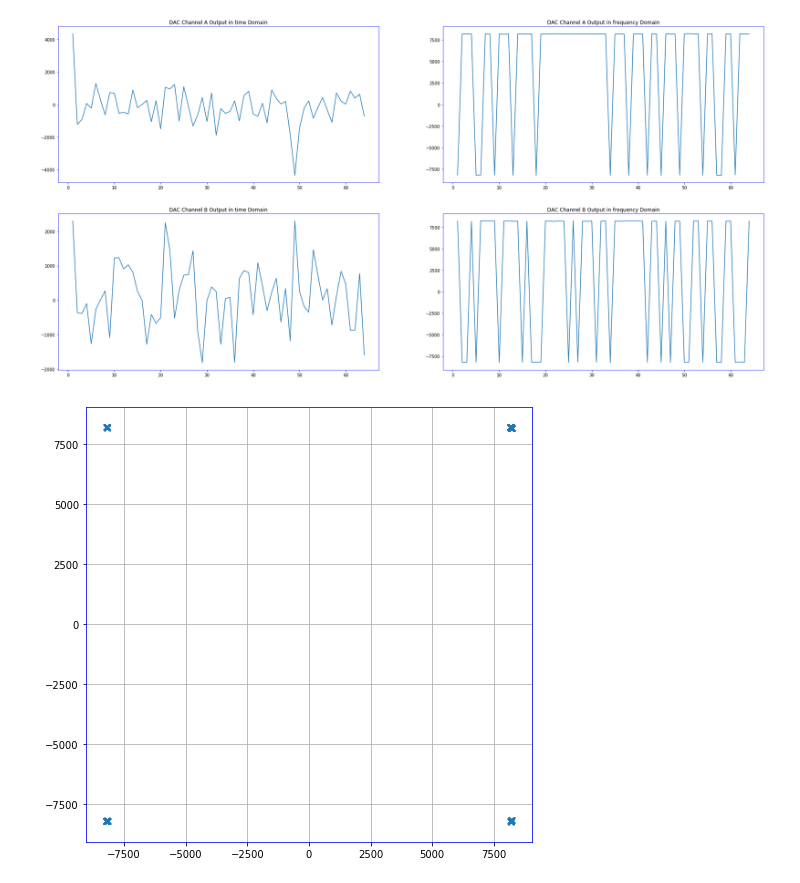
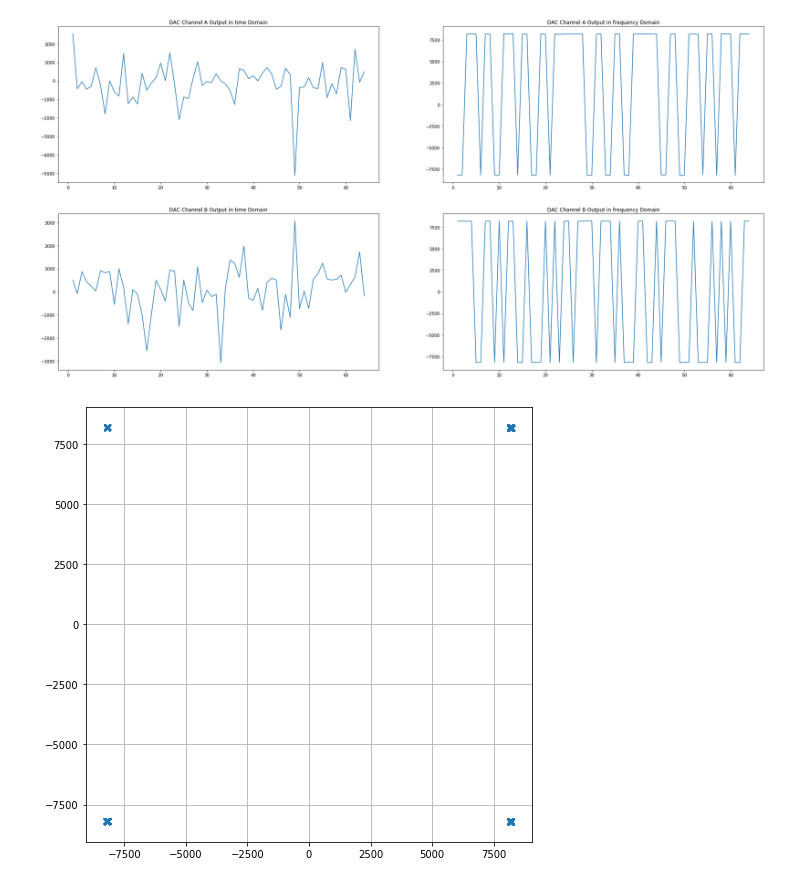
Before and after one commit to CNLHC/DigiC-Transiver, a Jupyter notebook: pyscripts/plotReceiverADInput.ipynb, the cells around one changed output. Saved outputs shown, nothing was run; the diff lists cells and outputs as text; code cells hidden in the pictures.

```diff
--- a/pyscripts/plotReceiverADInput.ipynb
+++ b/pyscripts/plotReceiverADInput.ipynb
@@ -16,8 +17,8 @@ with open('./TransiverDAOutput.csv','r') as fp:
     lengthVector=np.linspace(1,64,64)
     plt.figure(figsize=(30,15))
     plt.subplot(221)
-    real = np.array(csvBuffer[0],dtype=int)[::10]-8192
-    imag = np.array(csvBuffer[1],dtype=int)[::10]-8192
+    real = np.array(csvBuffer[0],dtype=int)[::20]-8192
+    imag = np.array(csvBuffer[1],dtype=int)[::20]-8192
     outSignal = real + imag*1j
     frequencyDomain=np.fft.fft(outSignal)
     plt.plot(lengthVector,real,'-')
@@ -50,3 +51,3 @@ sendData = int(demodOut,2)
-[figure, old version]
+[figure, new version]
-[figure, old version]
+[figure, new version]
 # %%
```
Also changed, not shown: parts of 8 cells of this notebook, 19 other files.
